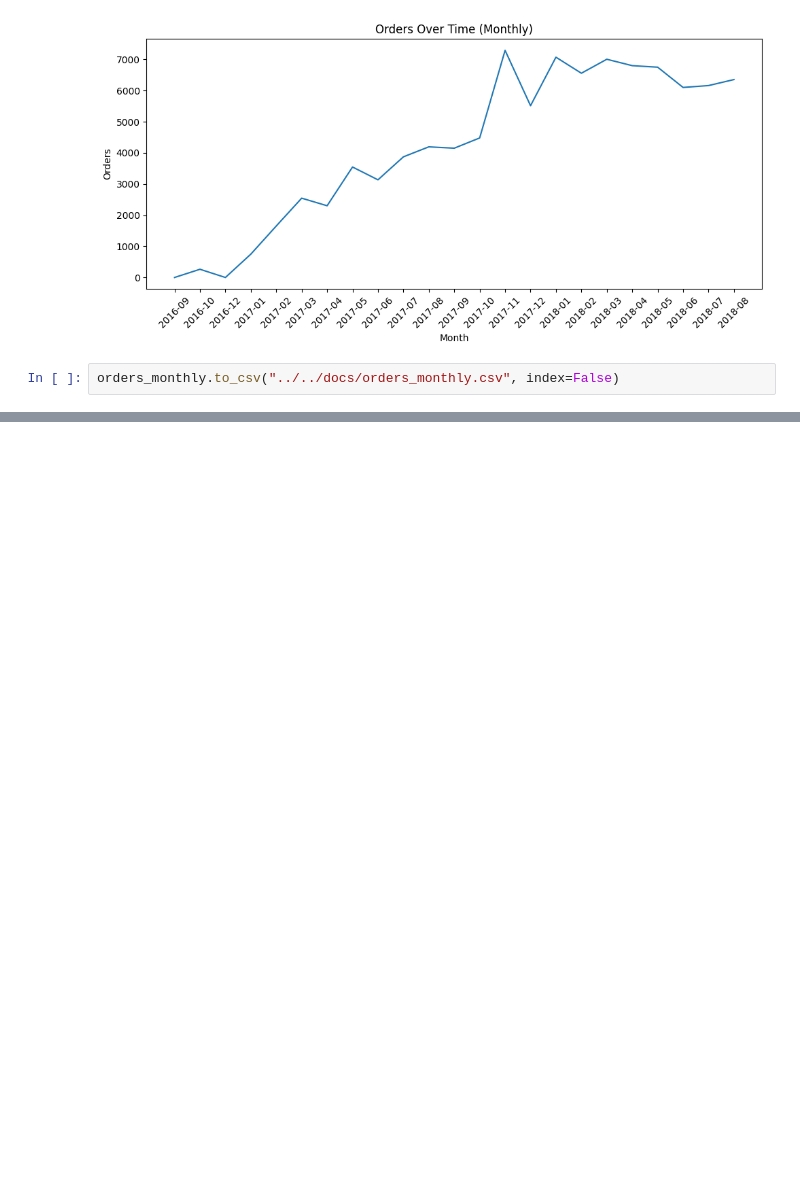
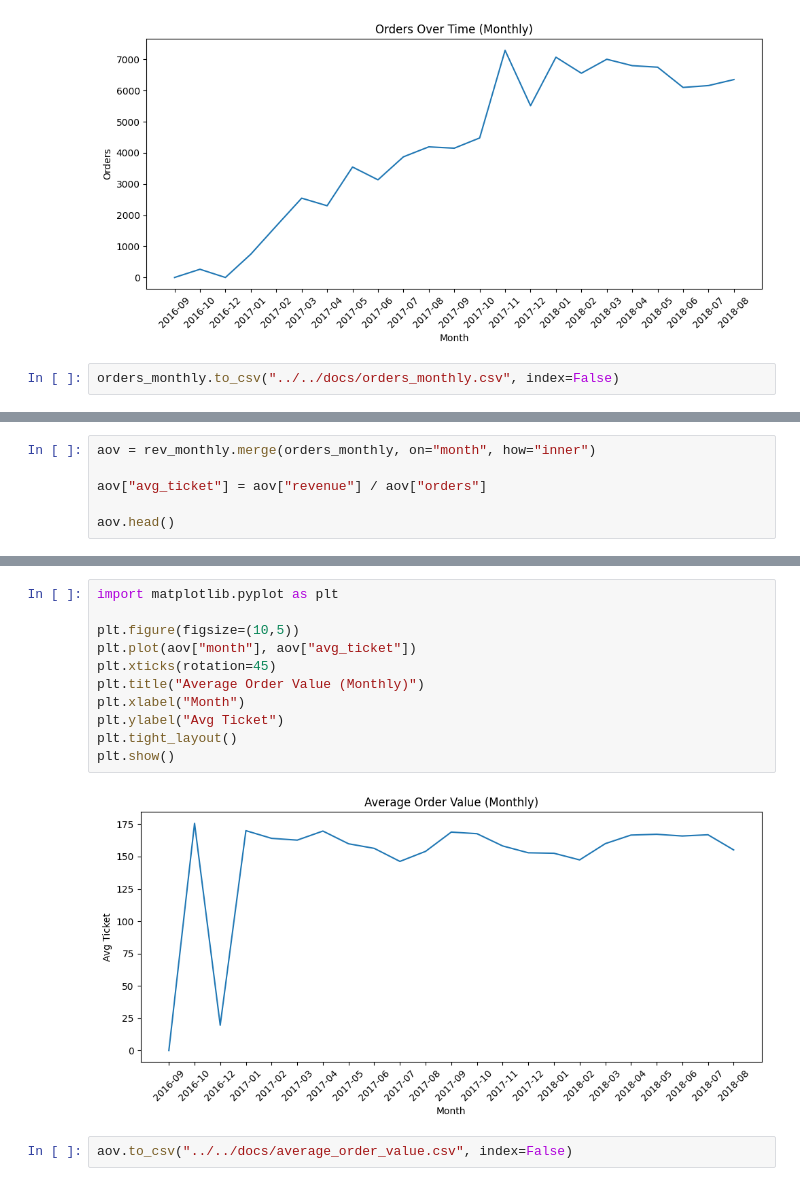
Before and after one commit to Jvrodrigues07/globalshop-ecommerce-analytics, a Jupyter notebook: python/notebooks/01_revenue_over_time.ipynb, the cells around one changed output, grey strips where cells are left out. Cells and saved outputs as stored; diff of their text form; blank space fills up the shorter version.

Commit message:
feat: average order value + final dataset for BI

```diff
--- a/python/notebooks/01_revenue_over_time.ipynb
+++ b/python/notebooks/01_revenue_over_time.ipynb
@@ -182,0 +187,6 @@ orders_monthly.to_csv("../../docs/orders_monthly.csv", index=False)
+# %%
+aov = rev_monthly.merge(orders_monthly, on="month", how="inner")
+
+aov["avg_ticket"] = aov["revenue"] / aov["orders"]
+
+aov.head()
@@ -182,0 +200,15 @@ orders_monthly.to_csv("../../docs/orders_monthly.csv", index=False)
+# %%
+import matplotlib.pyplot as plt
+
+plt.figure(figsize=(10,5))
+plt.plot(aov["month"], aov["avg_ticket"])
+plt.xticks(rotation=45)
+plt.title("Average Order Value (Monthly)")
+plt.xlabel("Month")
+plt.ylabel("Avg Ticket")
+plt.tight_layout()
+plt.show()
+# %% [output]
+[figure, added]
+# %%
+aov.to_csv("../../docs/average_order_value.csv", index=False)
```
Also changed, not shown: parts of 5 cells of this notebook, 2 other files.
